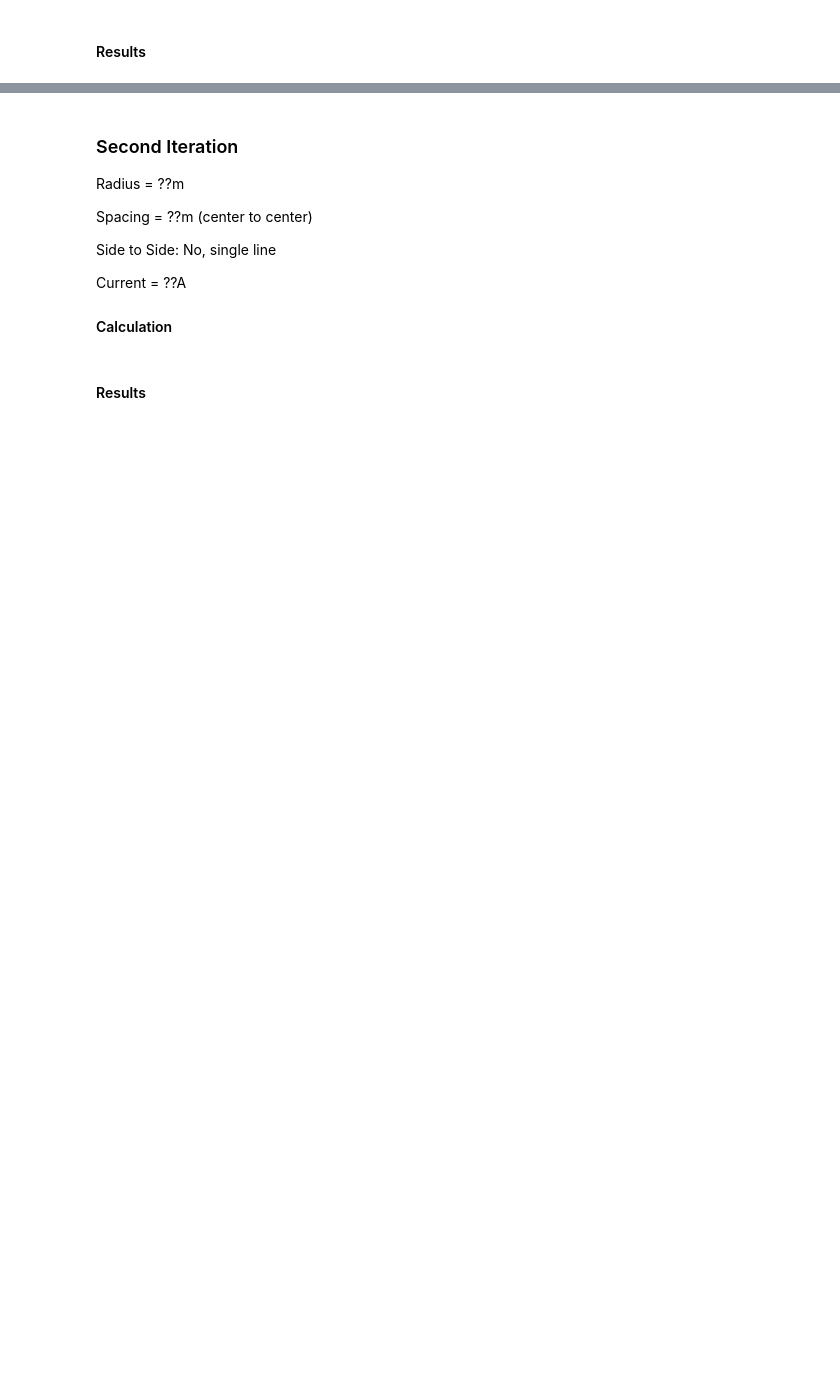
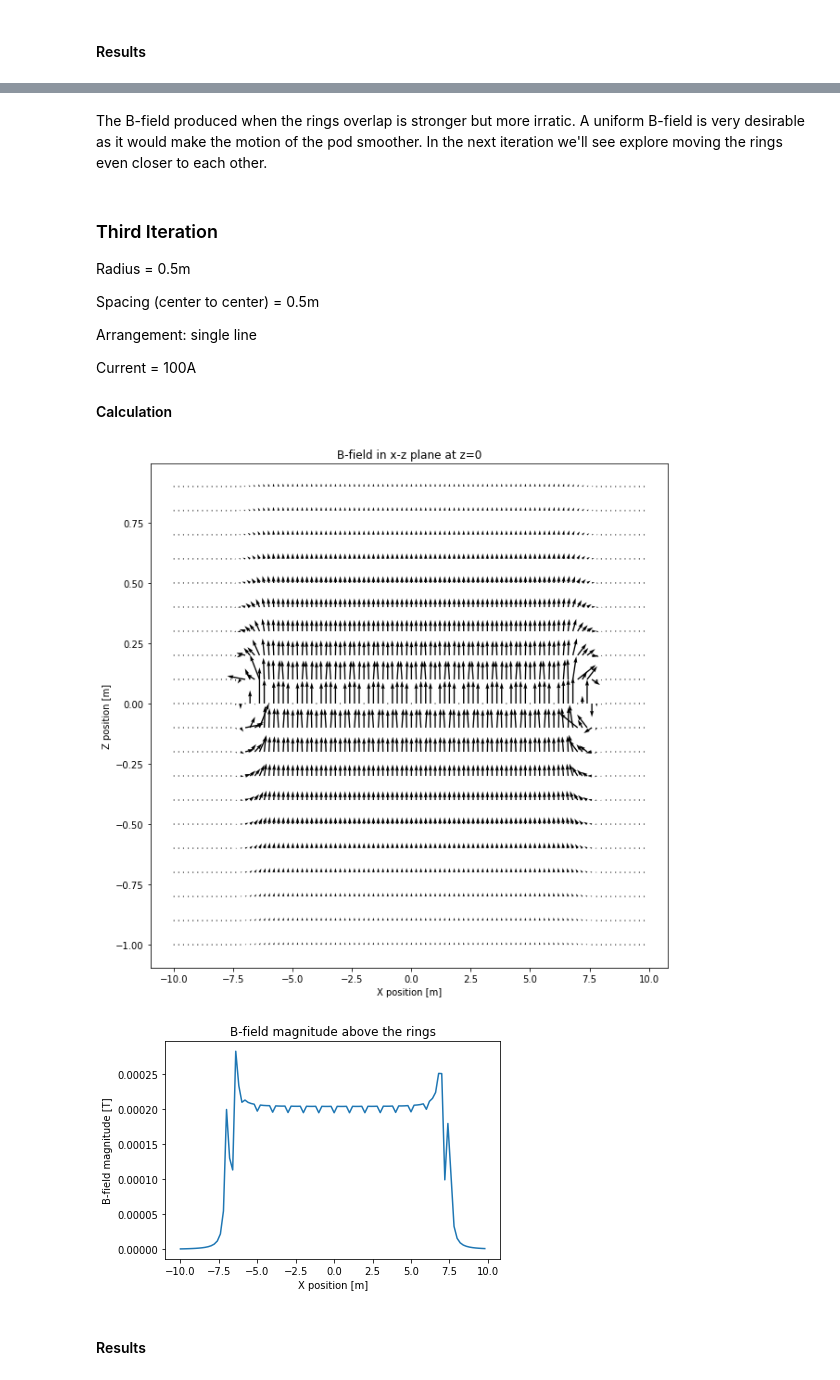
Before and after one commit to rylittle13/Physics260FinalProject, a Jupyter notebook: Final Project.ipynb, the cells around one changed output, grey strips where cells are left out. Drawn from its saved outputs; the diff is of its cells as text; code cells hidden in the pictures; blank space fills up the shorter version.

```diff
--- a/Final Project.ipynb
+++ b/Final Project.ipynb
@@ -228,13 +281,78 @@ NameError: name 'x_array' is not defined
+# %% [markdown]
+The B-field produced when the rings overlap is stronger but more irratic. A uniform B-field is very desirable as it would make the motion of the pod smoother. In the next iteration we'll see explore moving the rings even closer to each other.
 # %% [markdown]
-### Second Iteration
-Radius = ??m
+### Third Iteration
+Radius = 0.5m
 
-Spacing = ??m (center to center)
+Spacing (center to center) = 0.5m
 
-Side to Side: No, single line
+Arrangement: single line
 
-Current = ??A
+Current = 100A
 
 #### Calculation
+# %%
+## define local parameters
+R_loop = .5
+x_pos = 0
+y_pos = 0
+I = 100
+x_step = 0.2
+z_step = 0.1
+
+## the while loop that calls the function to sovle for the B-field
+m = 0
+num_rings = 28 # np.floor(x_max*2/R_loop)
+spacing = 0.5
+Bx = 0
+By = 0
+Bz = 0
+x_pos = -(num_rings*spacing/2) + R_loop
+while(m < num_rings):
+    Bx_temp,By_temp,Bz_temp = B_xz_plane(x_min,x_max,z_min,z_max,
+                          x_step, z_step, y_value,R_loop,
+                          x_pos,y_pos,z_pos,I)
+    Bx += Bx_temp
+    By += By_temp
+    Bz += Bz_temp
+    m += 1
+    #plt.plot([-1,1],[x_pos,x_pos], linewidth = 4.0, c = 'b')
+    x_pos += spacing
+
+## set up for plotting
+x_range = np.arange(x_min, x_max, x_step)
+z_range = np.arange(z_min, z_max, z_step)
+X_mesh, Z_mesh = np.meshgrid(x_range, z_range)
+
+B_mag = np.sqrt(Bx**2 + Bz**2) #np.sqrt(Bx**2 + Bz**2)
+
+ok = np.ones((np.size(z_range),np.size(x_range)))
+i = 0
+while (i < np.size(x_range)):
+    n = 0
+    while (n < np.size(z_range)):
+        if(B_mag[n,i] > np.min(B_mag)*20000000000):
+            ok[n,i] = 0
+        n += 1
+    i += 1
+
+## plots
+plt.figure(figsize=(10,10))
+qplot = plt.quiver(X_mesh, Z_mesh, ok*Bx, ok*Bz)
+plt.title('B-field in x-z plane at z=0')
+plt.ylabel('Z position [m]')
+plt.xlabel('X position [m]')
+plt.set_cmap('coolwarm')
+plt.show()
+
+
+plt.plot(x_range, B_mag[9, :])
+plt.title('B-field magnitude above the rings')
+plt.ylabel('B-field magnitude [T]')
+plt.xlabel('X position [m]')
+plt.show()
+# %% [output]
+[figure, added]
+[figure, added]
 # %% [markdown]
 #### Results
```
Also changed, not shown: parts of 13 cells of this notebook.
